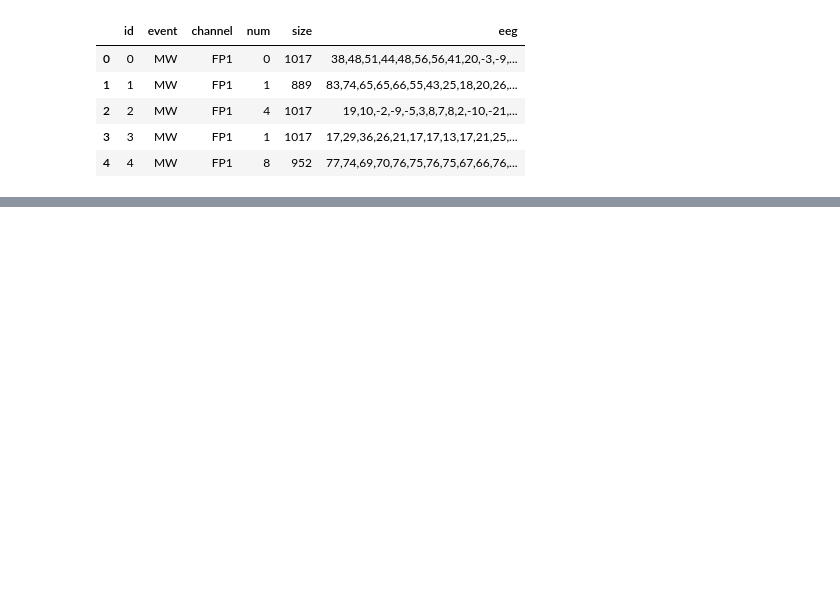
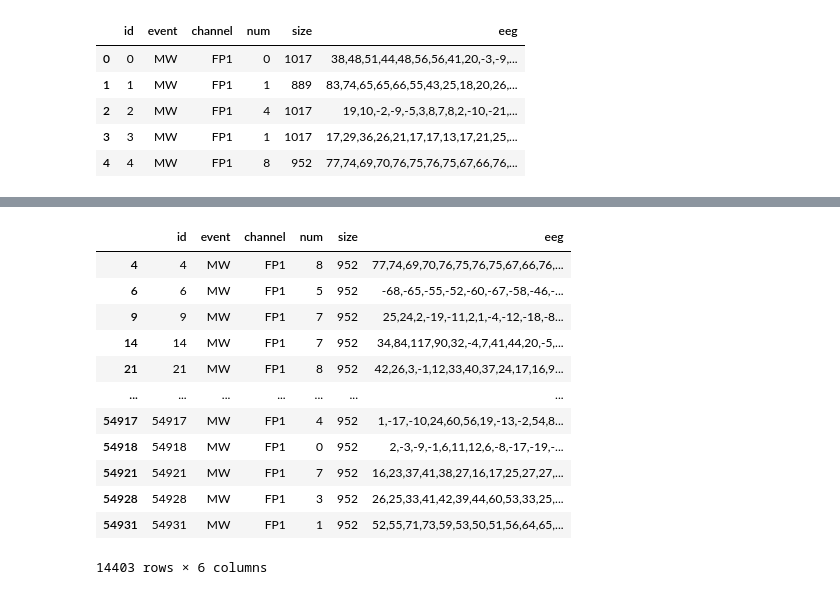
Before and after one commit to mlmulv/Brain-MNIST, a Jupyter notebook: brain_mnist.ipynb, the cells around one changed output, grey strips where cells are left out. Drawn from its saved outputs; the diff is of its cells as text; code cells hidden in the pictures; blank space fills up the shorter version.

```diff
--- a/brain_mnist.ipynb
+++ b/brain_mnist.ipynb
@@ -35,0 +53,19 @@ Name: eeg, Length: 67635, dtype: object
+# %%
+#creating new dataset with eeg data that is 952 samples long
+new_size = 952
+new_data = data.loc[data["size"] == new_size]
+new_data
+# %% [output]
+|  | id | event | channel | num | size | eeg |
+| 4 | 4 | MW | FP1 | 8 | 952 | 77,74,69,70,76,75,76,75,67,66,76,... |
+| 6 | 6 | MW | FP1 | 5 | 952 | -68,-65,-55,-52,-60,-67,-58,-46,-... |
+| 9 | 9 | MW | FP1 | 7 | 952 | 25,24,2,-19,-11,2,1,-4,-12,-18,-8... |
+| 14 | 14 | MW | FP1 | 7 | 952 | 34,84,117,90,32,-4,7,41,44,20,-5,... |
+| 21 | 21 | MW | FP1 | 8 | 952 | 42,26,3,-1,12,33,40,37,24,17,16,9... |
+| ... | ... | ... | ... | ... | ... | ... |
+| 54917 | 54917 | MW | FP1 | 4 | 952 | 1,-17,-10,24,60,56,19,-13,-2,54,8... |
+| 54918 | 54918 | MW | FP1 | 0 | 952 | 2,-3,-9,-1,6,11,12,6,-8,-17,-19,-... |
+| 54921 | 54921 | MW | FP1 | 7 | 952 | 16,23,37,41,38,27,16,17,25,27,27,... |
+| 54928 | 54928 | MW | FP1 | 3 | 952 | 26,25,33,41,42,39,44,60,53,33,25,... |
+| 54931 | 54931 | MW | FP1 | 1 | 952 | 52,55,71,73,59,53,50,51,56,64,65,... |
+14403 rows × 6 columns
```
Also changed, not shown: parts of 14 cells of this notebook.
